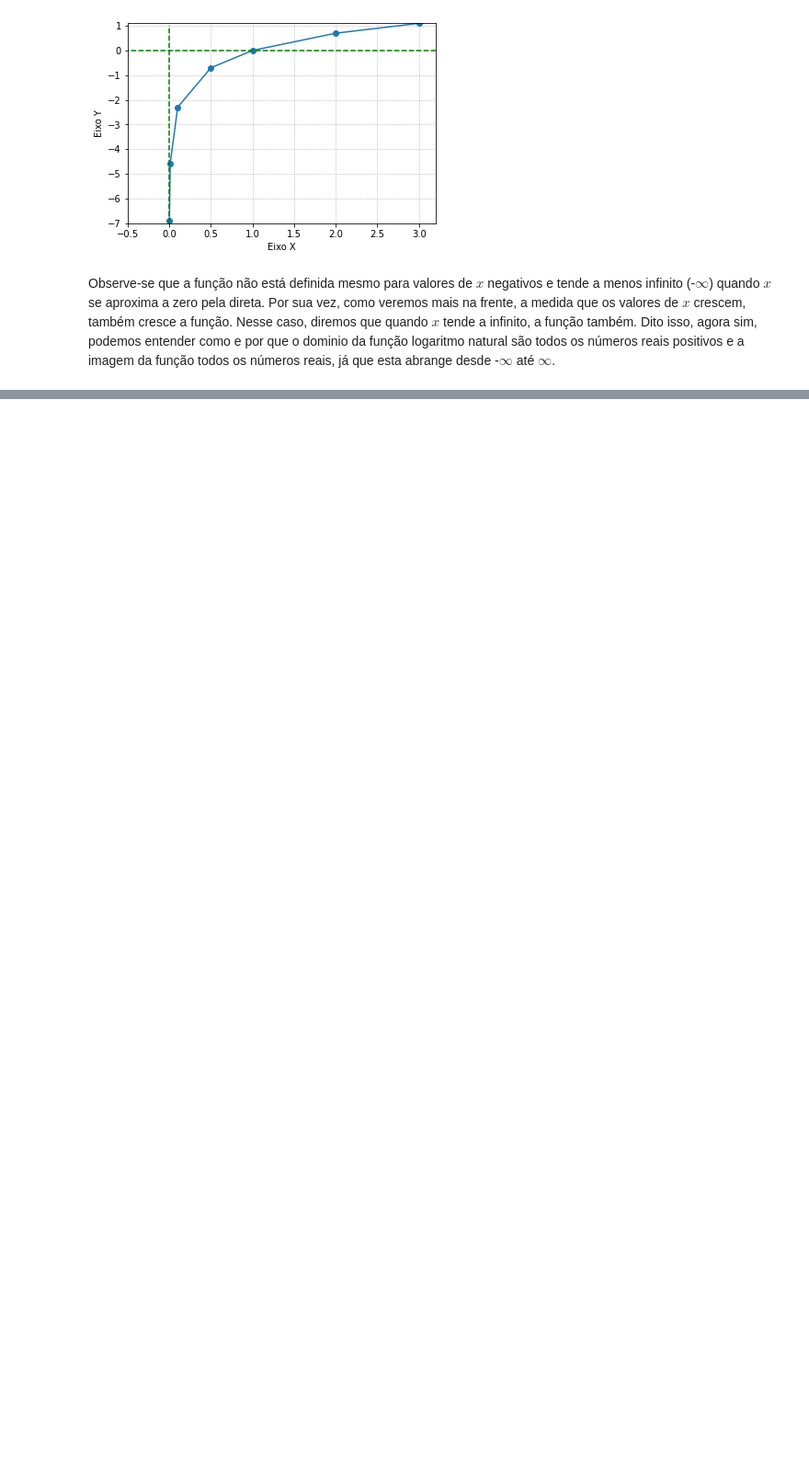
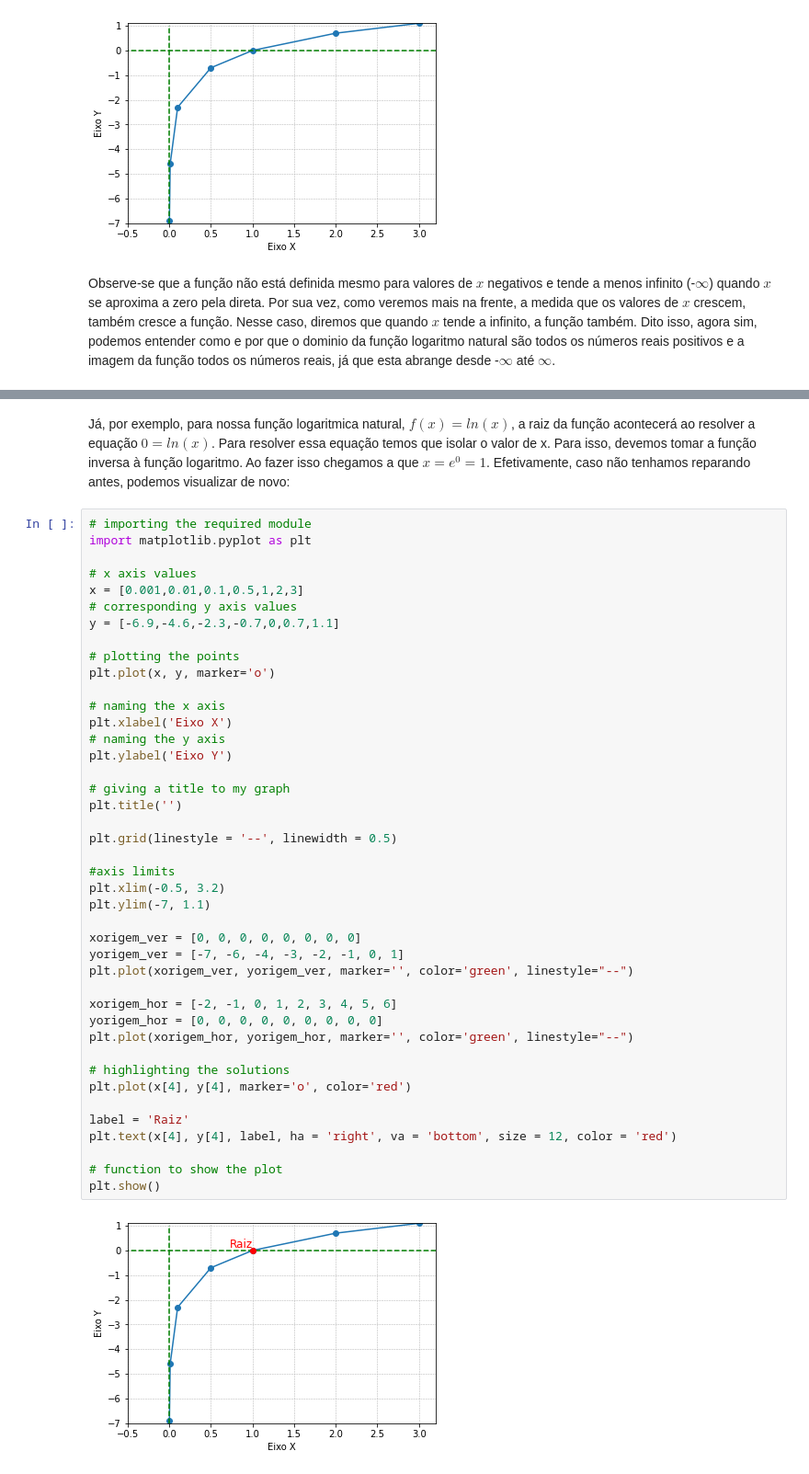
Before and after one commit to BorjaRuizReverter/LivroFisicaGeral, a Jupyter notebook: Tema2.ipynb, the cells around one changed output, grey strips where cells are left out. Shown at 92% size. Drawn from its saved outputs; the diff is of its cells as text; blank space fills up the shorter version.

```diff
--- a/Tema2.ipynb
+++ b/Tema2.ipynb
@@ -309,3 +344,49 @@ plt.plot(xorigem_hor, yorigem_hor, marker='', color='green', linestyle="--")
 plt.show()
 # %% [output]
 [figure]
+# %% [markdown]
+Já, por exemplo, para nossa função logaritmica natural, $f(x) = ln(x)$, a raiz da função acontecerá ao resolver a equação $0 = ln(x)$. Para resolver essa equação temos que isolar o valor de x. Para isso, devemos tomar a função inversa à função logaritmo. Ao fazer isso chegamos a que $x = e^0 = 1$. Efetivamente, caso não tenhamos reparando antes, podemos visualizar de novo:
+# %%
+# importing the required module
+import matplotlib.pyplot as plt
+
+# x axis values
+x = [0.001,0.01,0.1,0.5,1,2,3]
+# corresponding y axis values
+y = [-6.9,-4.6,-2.3,-0.7,0,0.7,1.1]
+
+# plotting the points
+plt.plot(x, y, marker='o')
+
+# naming the x axis
+plt.xlabel('Eixo X')
+# naming the y axis
+plt.ylabel('Eixo Y')
+
+# giving a title to my graph
+plt.title('')
+
+plt.grid(linestyle = '--', linewidth = 0.5)
+
+#axis limits
+plt.xlim(-0.5, 3.2)
+plt.ylim(-7, 1.1)
+
+xorigem_ver = [0, 0, 0, 0, 0, 0, 0, 0]
+yorigem_ver = [-7, -6, -4, -3, -2, -1, 0, 1]
+plt.plot(xorigem_ver, yorigem_ver, marker='', color='green', linestyle="--")
+
+xorigem_hor = [-2, -1, 0, 1, 2, 3, 4, 5, 6]
+yorigem_hor = [0, 0, 0, 0, 0, 0, 0, 0, 0]
+plt.plot(xorigem_hor, yorigem_hor, marker='', color='green', linestyle="--")
+
+# highlighting the solutions
+plt.plot(x[4], y[4], marker='o', color='red')
+
+label = 'Raiz'
+plt.text(x[4], y[4], label, ha = 'right', va = 'bottom', size = 12, color = 'red')
+
+# function to show the plot
+plt.show()
+# %% [output]
+[figure, added]
```
Also changed, not shown: parts of 7 cells of this notebook.
